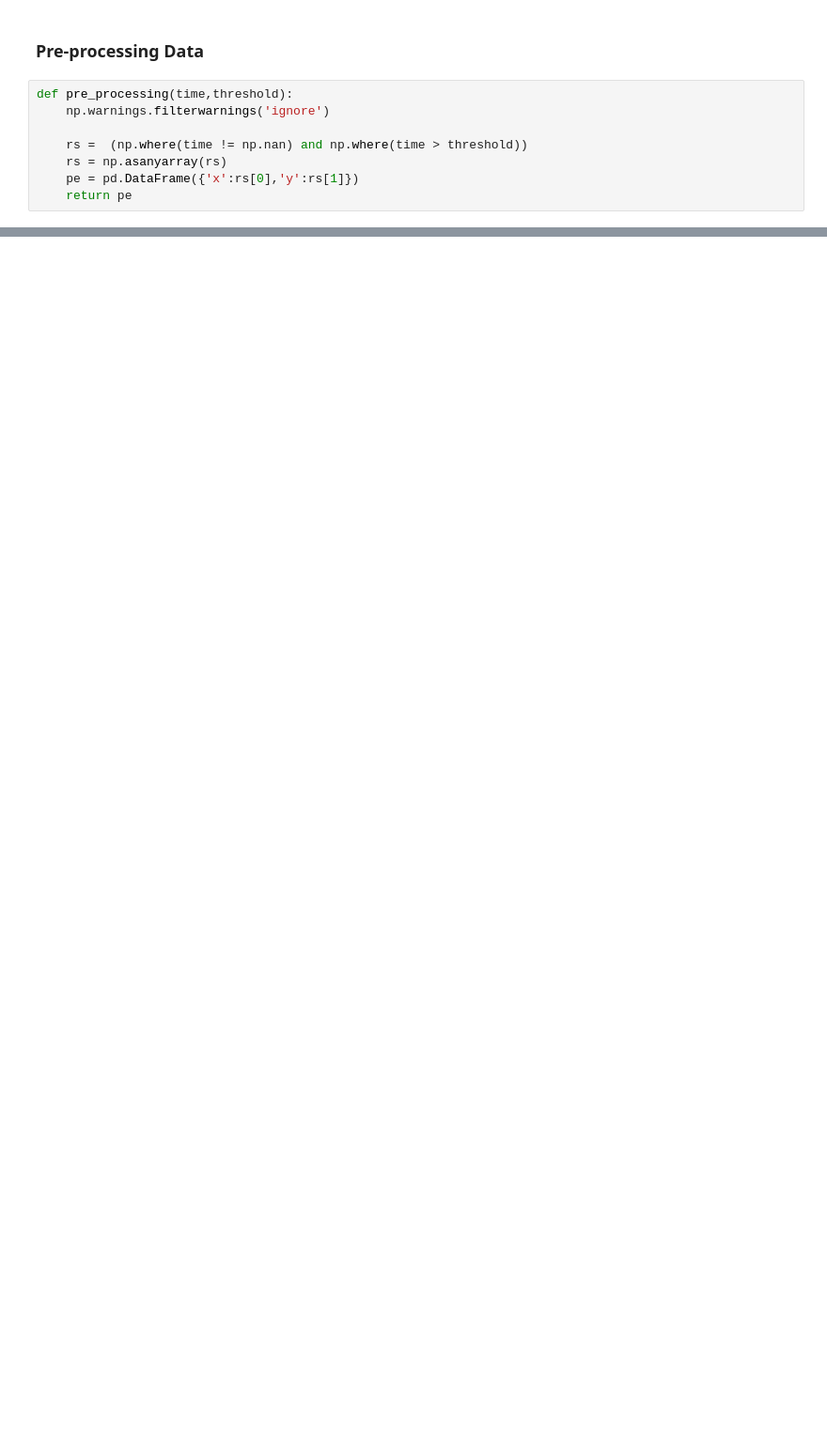
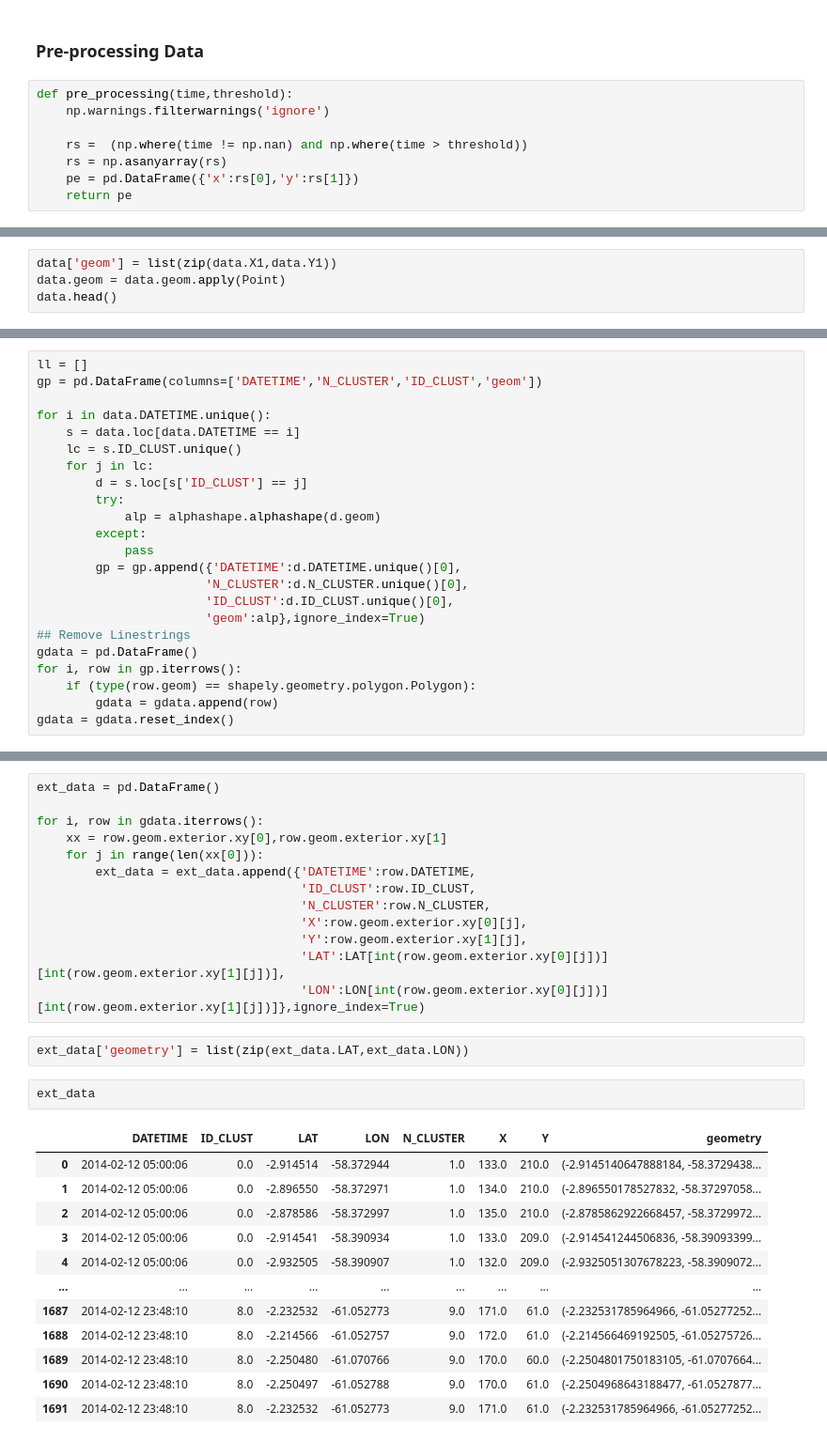
Before and after one commit to helvecioneto/CAP-359, a Jupyter notebook: 01-EDA.ipynb, the cells around one changed output, grey strips where cells are left out. Shown at 94% size. Cells and saved outputs as stored; diff of their text form; blank space fills up the shorter version.

Commit message:
Clustering exterior concave poylgon

```diff
--- a/01-EDA.ipynb
+++ b/01-EDA.ipynb
@@ -289,0 +291,4 @@ create_tiff(frames[0])
+# %%
+data['geom'] = list(zip(data.X1,data.Y1))
+data.geom = data.geom.apply(Point)
+data.head()
@@ -289,0 +304,23 @@ create_tiff(frames[0])
+# %%
+ll = []
+gp = pd.DataFrame(columns=['DATETIME','N_CLUSTER','ID_CLUST','geom'])
+
+for i in data.DATETIME.unique():
+    s = data.loc[data.DATETIME == i]
+    lc = s.ID_CLUST.unique()
+    for j in lc:
+        d = s.loc[s['ID_CLUST'] == j]
+        try:
+            alp = alphashape.alphashape(d.geom)
+        except:
+            pass
+        gp = gp.append({'DATETIME':d.DATETIME.unique()[0],
+                       'N_CLUSTER':d.N_CLUSTER.unique()[0],
+                       'ID_CLUST':d.ID_CLUST.unique()[0],
+                       'geom':alp},ignore_index=True)
+## Remove Linestrings
+gdata = pd.DataFrame()
+for i, row in gp.iterrows():
+    if (type(row.geom) == shapely.geometry.polygon.Polygon):
+        gdata = gdata.append(row)
+gdata = gdata.reset_index()
@@ -289,0 +343,30 @@ create_tiff(frames[0])
+# %%
+ext_data = pd.DataFrame()
+
+for i, row in gdata.iterrows():
+    xx = row.geom.exterior.xy[0],row.geom.exterior.xy[1]
+    for j in range(len(xx[0])):
+        ext_data = ext_data.append({'DATETIME':row.DATETIME,
+                                    'ID_CLUST':row.ID_CLUST,
+                                    'N_CLUSTER':row.N_CLUSTER,
+                                    'X':row.geom.exterior.xy[0][j],
+                                    'Y':row.geom.exterior.xy[1][j],
+                                    'LAT':LAT[int(row.geom.exterior.xy[0][j])][int(row.geom.exterior.xy[1][j])],
+                                    'LON':LON[int(row.geom.exterior.xy[0][j])][int(row.geom.exterior.xy[1][j])]},ignore_index=True)
+# %%
+ext_data['geometry'] = list(zip(ext_data.LAT,ext_data.LON))
+# %%
+ext_data
+# %% [output]
+|  | DATETIME | ID_CLUST | LAT | LON | N_CLUSTER | X | Y | geometry |
+| 0 | 2014-02-12 05:00:06 | 0.0 | -2.914514 | -58.372944 | 1.0 | 133.0 | 210.0 | (-2.9145140647888184, -58.3729438... |
+| 1 | 2014-02-12 05:00:06 | 0.0 | -2.896550 | -58.372971 | 1.0 | 134.0 | 210.0 | (-2.896550178527832, -58.37297058... |
+| 2 | 2014-02-12 05:00:06 | 0.0 | -2.878586 | -58.372997 | 1.0 | 135.0 | 210.0 | (-2.8785862922668457, -58.3729972... |
+| 3 | 2014-02-12 05:00:06 | 0.0 | -2.914541 | -58.390934 | 1.0 | 133.0 | 209.0 | (-2.914541244506836, -58.39093399... |
+| 4 | 2014-02-12 05:00:06 | 0.0 | -2.932505 | -58.390907 | 1.0 | 132.0 | 209.0 | (-2.9325051307678223, -58.3909072... |
+| ... | ... | ... | ... | ... | ... | ... | ... | ... |
+| 1687 | 2014-02-12 23:48:10 | 8.0 | -2.232532 | -61.052773 | 9.0 | 171.0 | 61.0 | (-2.232531785964966, -61.05277252... |
+| 1688 | 2014-02-12 23:48:10 | 8.0 | -2.214566 | -61.052757 | 9.0 | 172.0 | 61.0 | (-2.214566469192505, -61.05275726... |
+| 1689 | 2014-02-12 23:48:10 | 8.0 | -2.250480 | -61.070766 | 9.0 | 170.0 | 60.0 | (-2.2504801750183105, -61.0707664... |
+| 1690 | 2014-02-12 23:48:10 | 8.0 | -2.250497 | -61.052788 | 9.0 | 170.0 | 61.0 | (-2.2504968643188477, -61.0527877... |
+| 1691 | 2014-02-12 23:48:10 | 8.0 | -2.232532 | -61.052773 | 9.0 | 171.0 | 61.0 | (-2.232531785964966, -61.05277252... |
```
Also changed, not shown: parts of 21 cells of this notebook.
